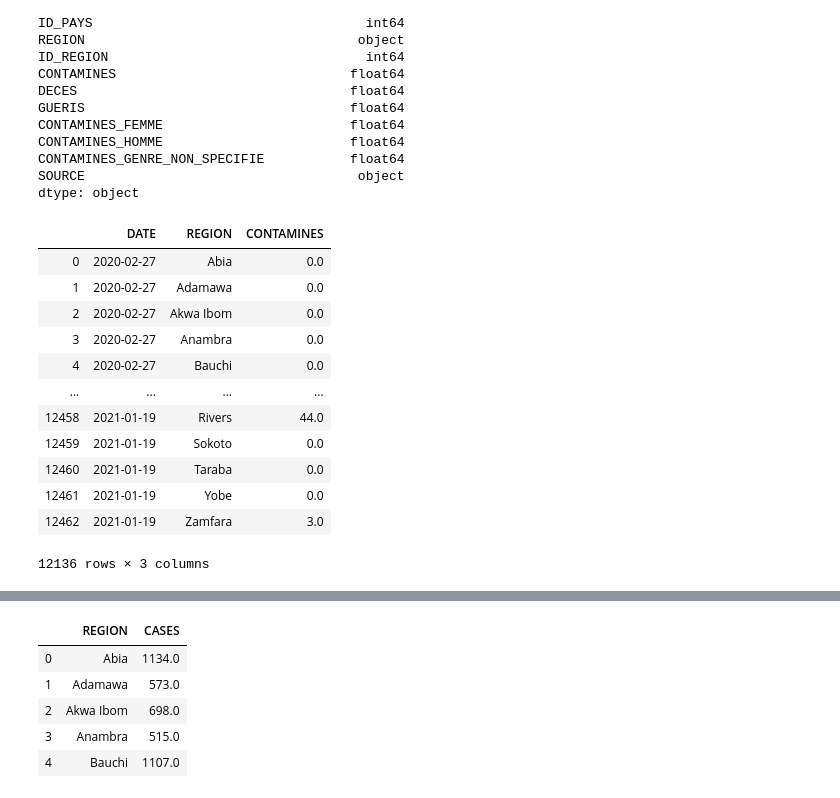
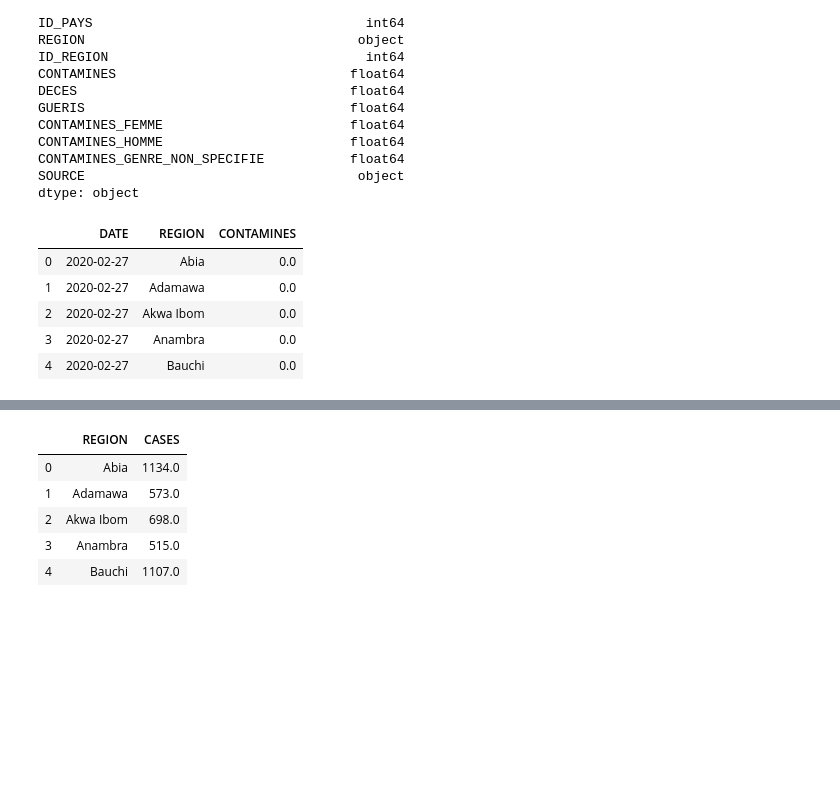
Before and after one commit to gwoj-92/covid-19-hackathon, a Jupyter notebook: covid-map-nigeria.ipynb, the cells around one changed output, grey strips where cells are left out. Drawn from its saved outputs; the diff is of its cells as text; code cells hidden in the pictures; blank space fills up the shorter version.

```diff
--- a/covid-map-nigeria.ipynb
+++ b/covid-map-nigeria.ipynb
@@ -37,20 +34,13 @@ dtype: object
 cases = cases[['DATE', 'REGION', 'CONTAMINES']]
 cases = cases[cases['REGION'] != 'Non spécifié']
 # %%
-cases
+cases.head()
 # %% [output]
 |  | DATE | REGION | CONTAMINES |
 | 0 | 2020-02-27 | Abia | 0.0 |
 | 1 | 2020-02-27 | Adamawa | 0.0 |
 | 2 | 2020-02-27 | Akwa Ibom | 0.0 |
 | 3 | 2020-02-27 | Anambra | 0.0 |
 | 4 | 2020-02-27 | Bauchi | 0.0 |
-| ... | ... | ... | ... |
-| 12458 | 2021-01-19 | Rivers | 44.0 |
-| 12459 | 2021-01-19 | Sokoto | 0.0 |
-| 12460 | 2021-01-19 | Taraba | 0.0 |
-| 12461 | 2021-01-19 | Yobe | 0.0 |
-| 12462 | 2021-01-19 | Zamfara | 3.0 |
-12136 rows × 3 columns
 # %%
 # aggregate by week
```
Also changed, not shown: parts of 31 cells of this notebook, 2 other files.
